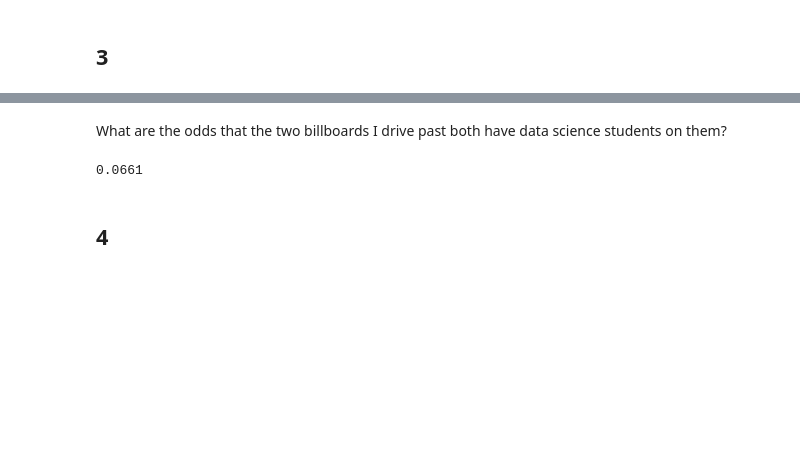
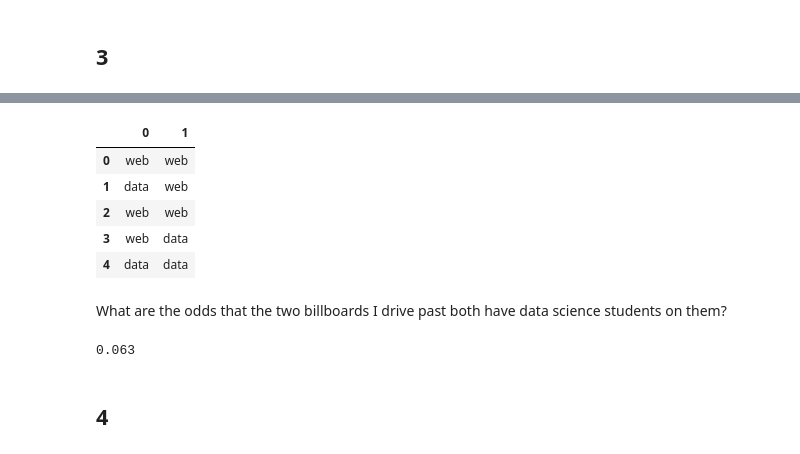
Before and after one commit to hinzle/statistics-exercises, a Jupyter notebook: simulation.ipynb, the cells around one changed output, grey strips where cells are left out. Saved outputs shown, nothing was run; the diff lists cells and outputs as text; code cells hidden in the pictures; blank space fills up the shorter version.

```diff
--- a/simulation.ipynb
+++ b/simulation.ipynb
@@ -144,10 +144,20 @@ boards.head()
+# %%
+boards = pd.DataFrame(np.random.choice(['data', 'web'],p=[0.25,0.75], size=(10000, 2)))
+boards.head()
+# %% [output]
+|  | 0 | 1 |
+| 0 | web | web |
+| 1 | data | web |
+| 2 | web | web |
+| 3 | web | data |
+| 4 | data | data |
 # %% [markdown]
 What are the odds that the two billboards I drive past both have data science students on them?
 # %%
 is_a_data_board=boards.apply(lambda row: row.values[0]==row.values[1]=='data', axis=1)
 is_a_data_board.mean()
 # %% [output]
-0.0661
+0.063
 # %% [markdown]
 ## 4
 # %% [markdown]
```
Also changed, not shown: parts of 43 cells of this notebook.
